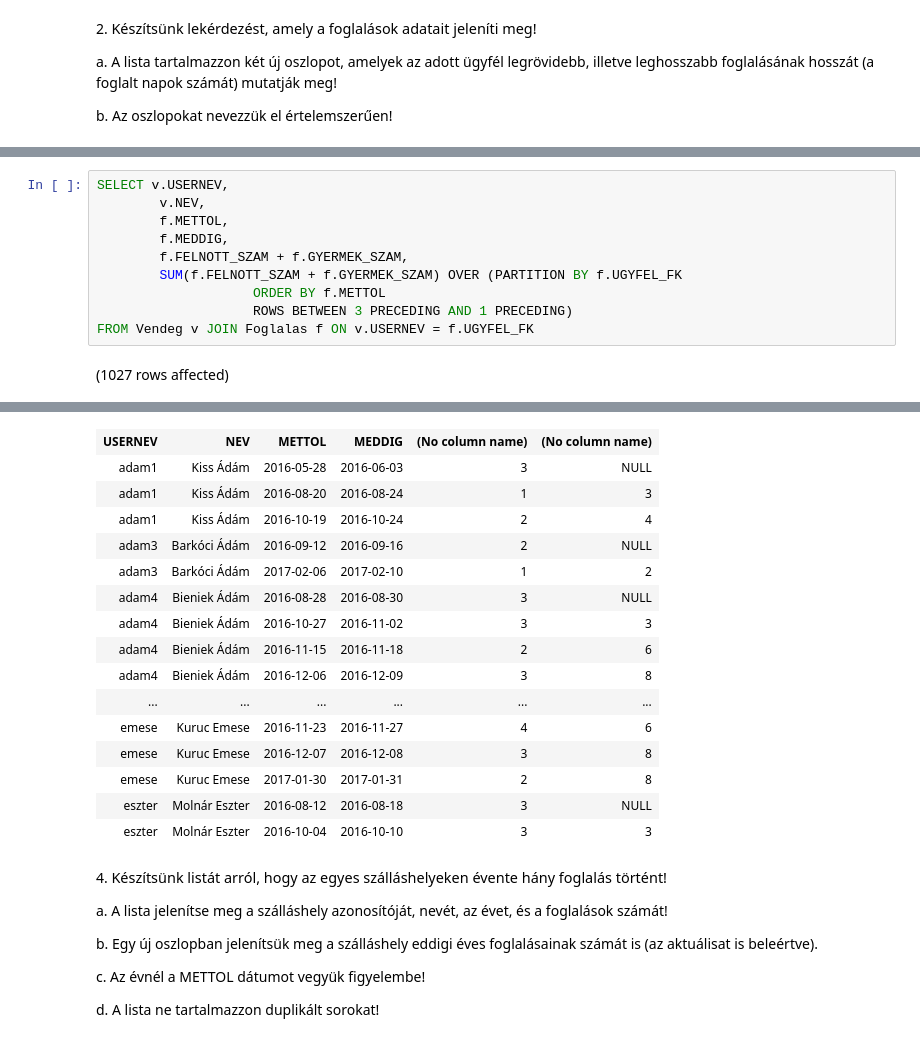
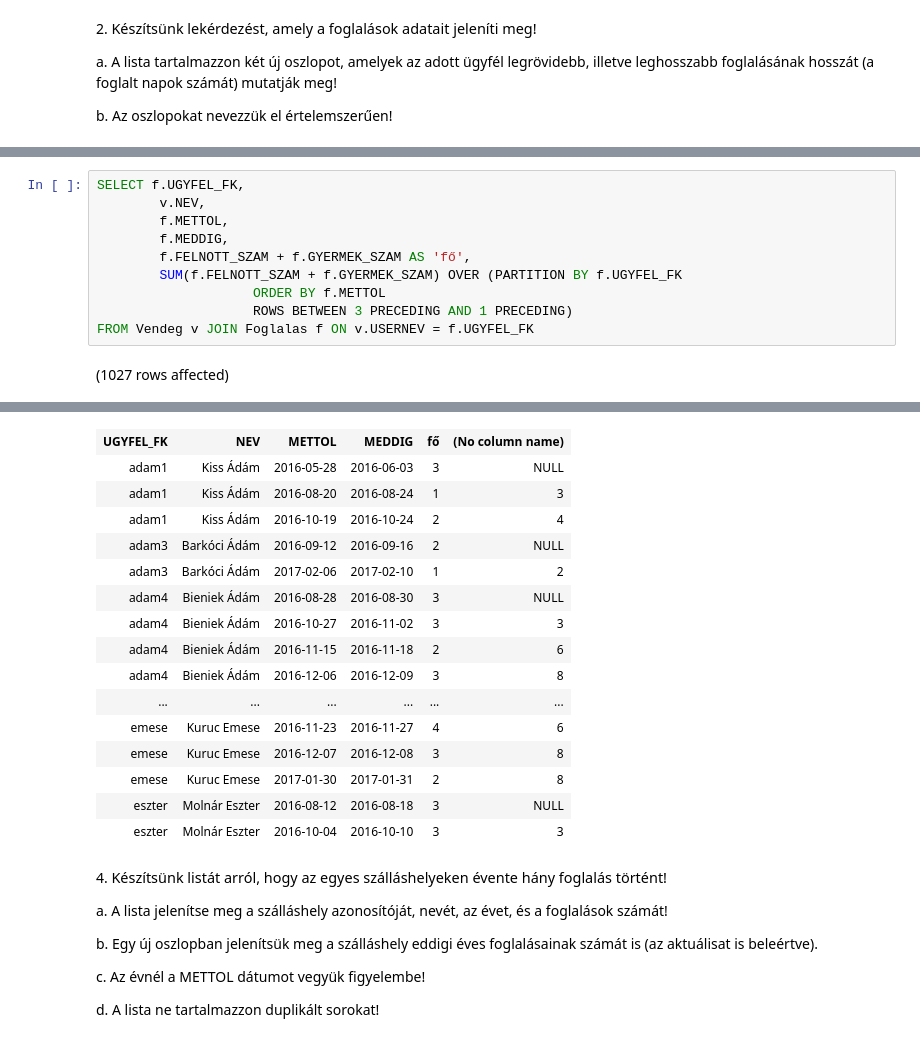
Before and after one commit to pabalint/adatb-zis_sql, a Jupyter notebook: gyakorlat06_feladatok.ipynb, the cells around one changed output, grey strips where cells are left out. Saved outputs shown, nothing was run; the diff lists cells and outputs as text.

```diff
--- a/gyakorlat06_feladatok.ipynb
+++ b/gyakorlat06_feladatok.ipynb
@@ -41,11 +65,11 @@ a. Egy új oszlopban jelenítsük meg azt is, hogy az ügyfél előző három fo
 
 ![](https://moodle.uni-corvinus.hu/theme/image.php/adaptable/atto_h5p/1709548862/icon)
 # %%
-SELECT v.USERNEV,
+SELECT f.UGYFEL_FK,
         v.NEV,
         f.METTOL,
         f.MEDDIG,
-        f.FELNOTT_SZAM + f.GYERMEK_SZAM,
+        f.FELNOTT_SZAM + f.GYERMEK_SZAM AS 'fő',
         SUM(f.FELNOTT_SZAM + f.GYERMEK_SZAM) OVER (PARTITION BY f.UGYFEL_FK
                     ORDER BY f.METTOL
                     ROWS BETWEEN 3 PRECEDING AND 1 PRECEDING)
@@ -56,4 +80,4 @@ Total execution time: 00:00:00.070
-| USERNEV | NEV | METTOL | MEDDIG | (No column name) | (No column name) |
+| UGYFEL_FK | NEV | METTOL | MEDDIG | fő | (No column name) |
 | adam1 | Kiss Ádám | 2016-05-28 | 2016-06-03 | 3 | NULL |
 | adam1 | Kiss Ádám | 2016-08-20 | 2016-08-24 | 1 | 3 |
 | adam1 | Kiss Ádám | 2016-10-19 | 2016-10-24 | 2 | 4 |
```
Also changed, not shown: parts of 13 cells of this notebook.
